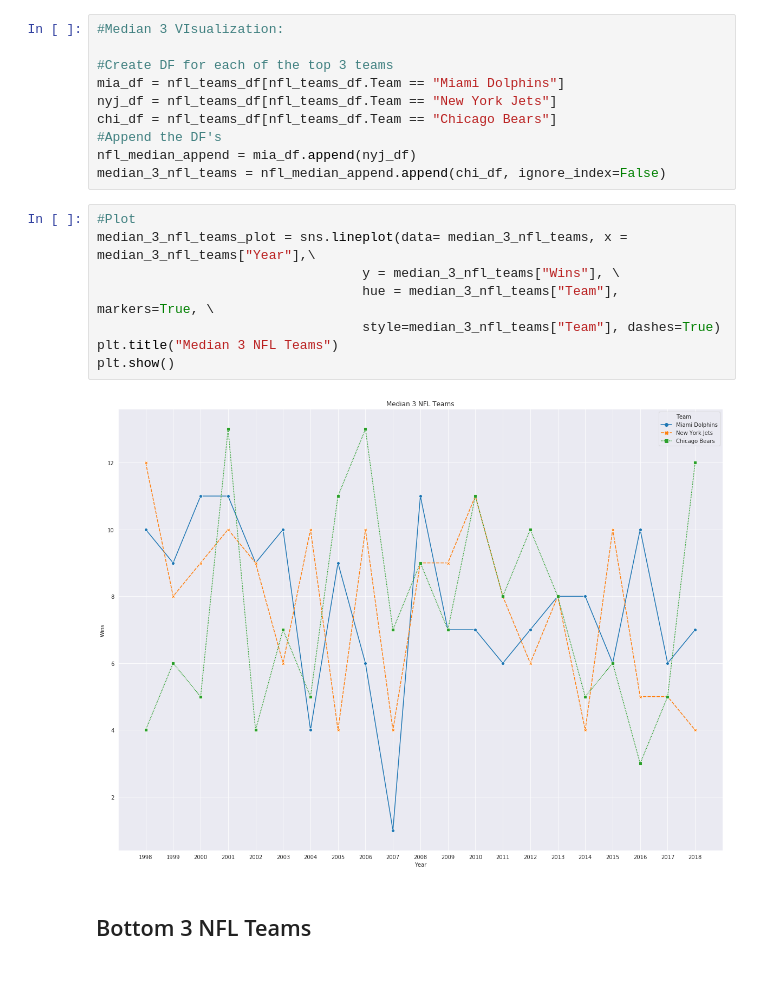
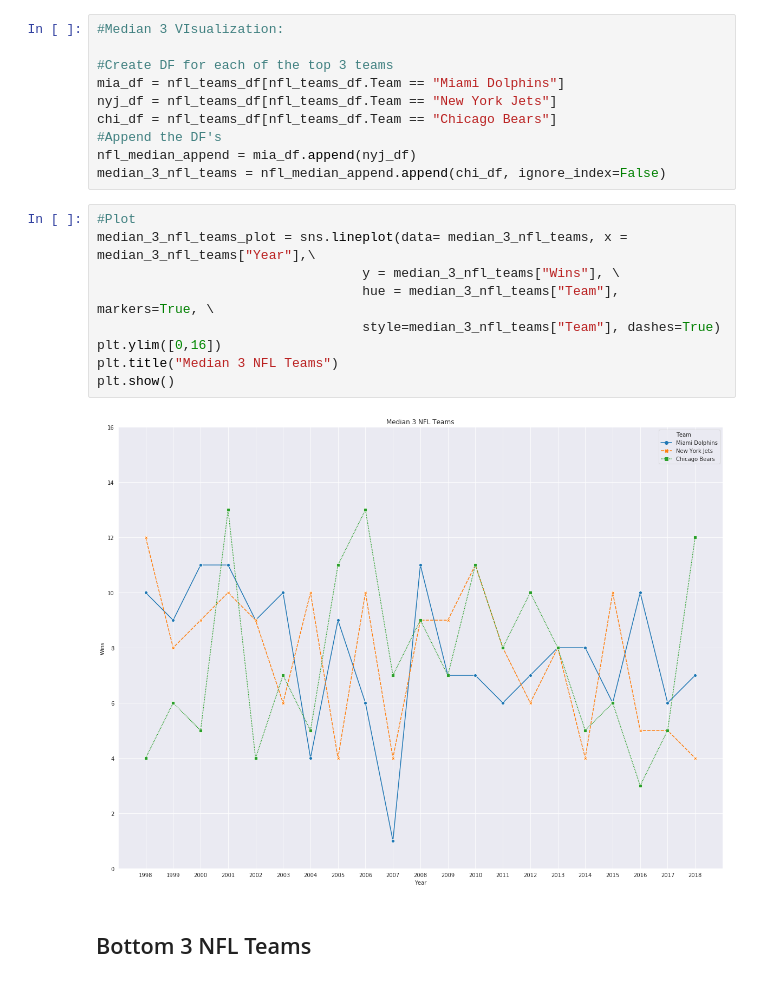
Before and after one commit to Git-hSin/TeamPerformanceCommImpact, a Jupyter notebook: tim_sports/tim_sports.ipynb, the cells around one changed output. Cells and saved outputs as stored; diff of their text form.

```diff
--- a/tim_sports/tim_sports.ipynb
+++ b/tim_sports/tim_sports.ipynb
@@ -336,13 +340,14 @@ median_3_nfl_teams = nfl_median_append.append(chi_df, ignore_index=False)
 # %%
 #Plot
 median_3_nfl_teams_plot = sns.lineplot(data= median_3_nfl_teams, x = median_3_nfl_teams["Year"],\
                                   y = median_3_nfl_teams["Wins"], \
                                   hue = median_3_nfl_teams["Team"], markers=True, \
                                   style=median_3_nfl_teams["Team"], dashes=True)
+plt.ylim([0,16])
 plt.title("Median 3 NFL Teams")
 plt.show()
 # %% [output]
-[figure, old version]
+[figure, new version]
 # %% [markdown]
 ##  Bottom 3 NFL Teams
 # %% [markdown]
```
Also changed, not shown: parts of 8 cells of this notebook.
